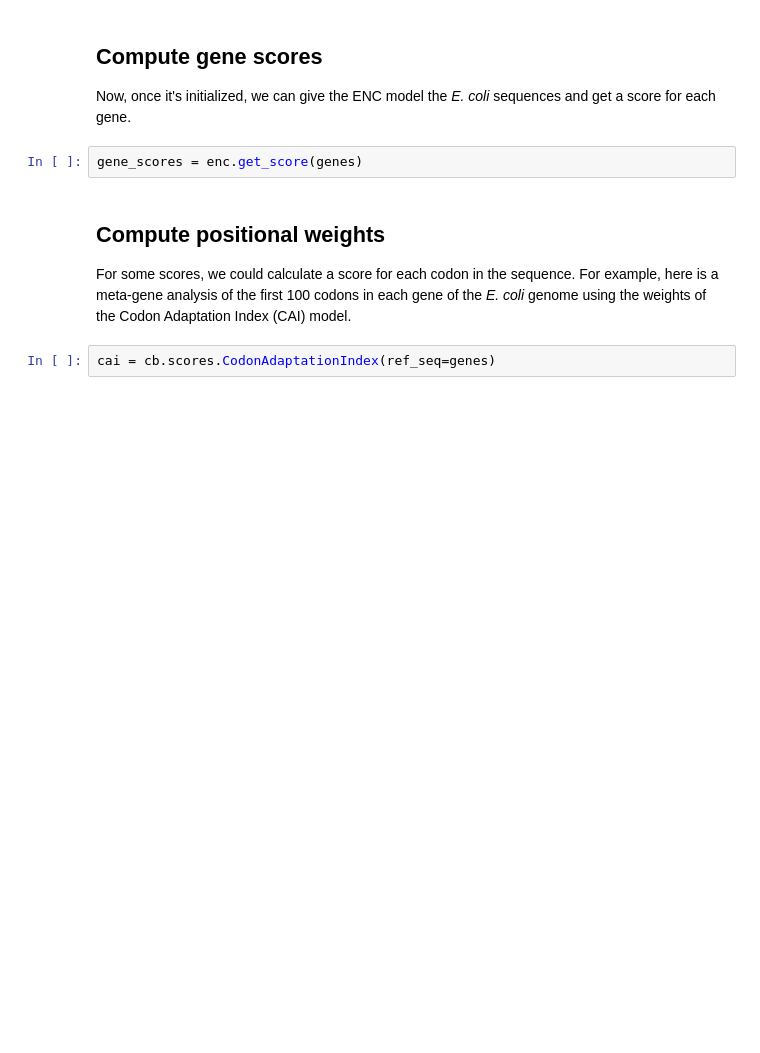
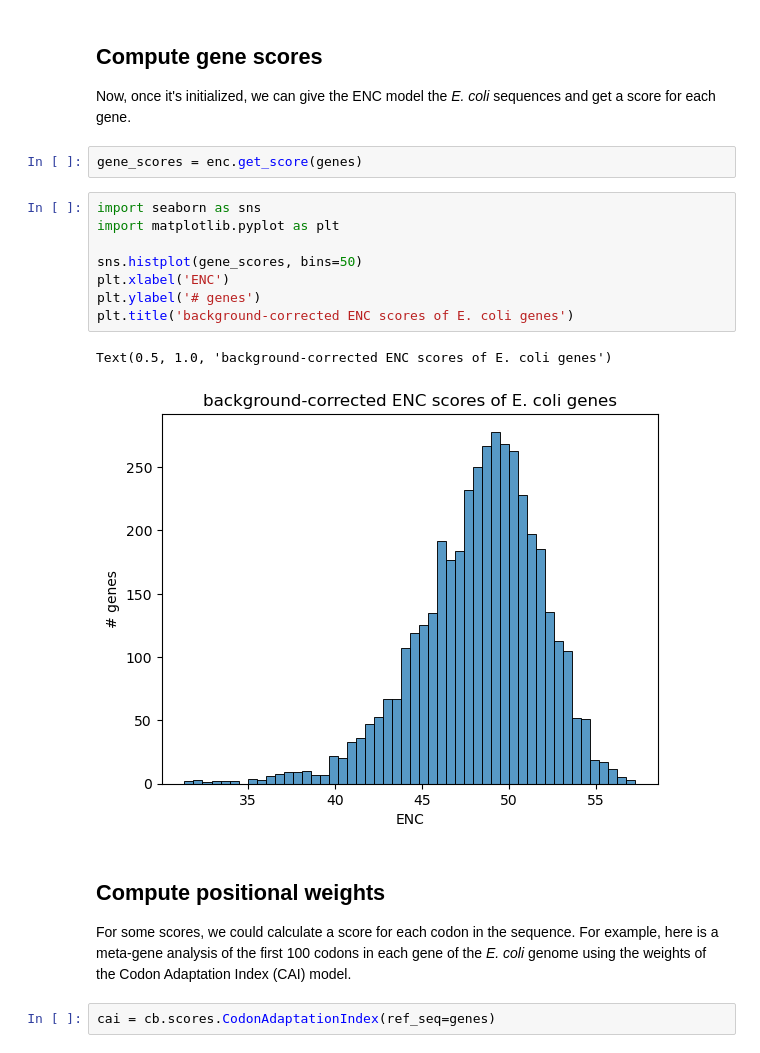
Before and after one commit to alondmnt/codon-bias, a Jupyter notebook: docs/source/notebooks/getting_started.ipynb, the cells around one changed output. Cells and saved outputs as stored; diff of their text form; blank space fills up the shorter version.

```diff
--- a/docs/source/notebooks/getting_started.ipynb
+++ b/docs/source/notebooks/getting_started.ipynb
@@ -31,6 +31,17 @@ The rest of the models in the `codonbias.scores` module are initialized in a sim
 Now, once it's initialized, we can give the ENC model the *E. coli* sequences and get a score for each gene.
 # %%
 gene_scores = enc.get_score(genes)
+# %%
+import seaborn as sns
+import matplotlib.pyplot as plt
+
+sns.histplot(gene_scores, bins=50)
+plt.xlabel('ENC')
+plt.ylabel('# genes')
+plt.title('background-corrected ENC scores of E. coli genes')
+# %% [output]
+Text(0.5, 1.0, 'background-corrected ENC scores of E. coli genes')
+[figure, added]
 # %% [markdown]
 ## Compute positional weights
 
```
Also changed, not shown: parts of 3 cells of this notebook.
